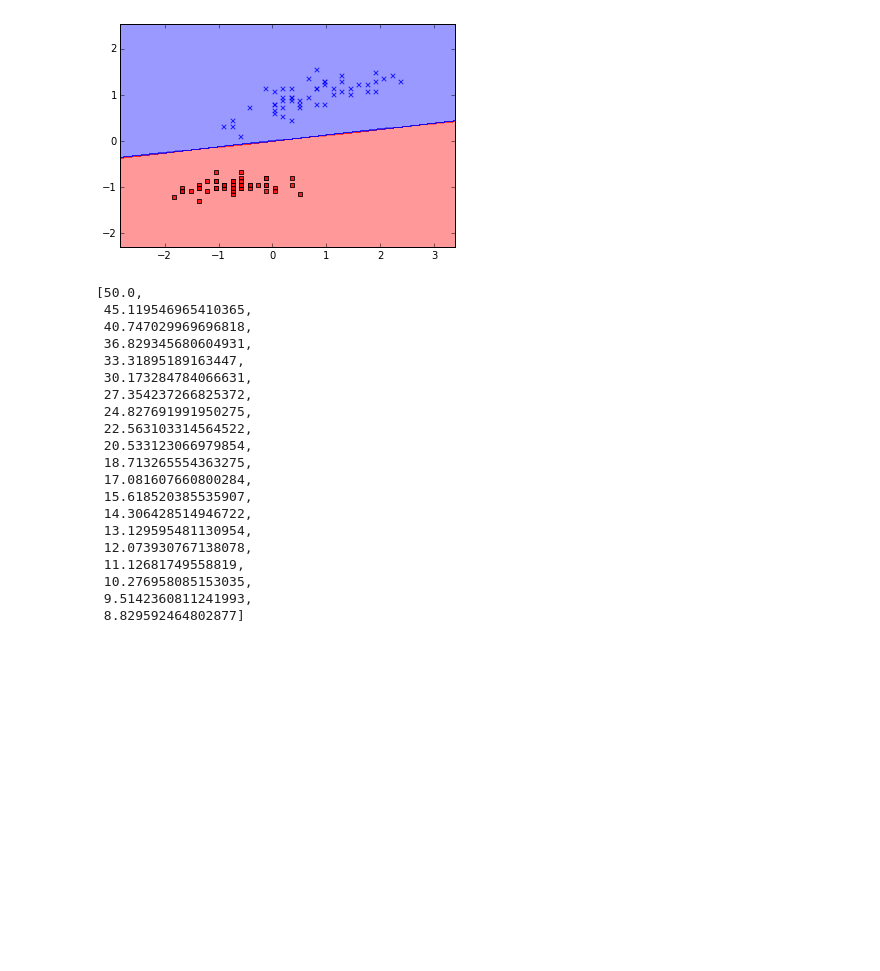
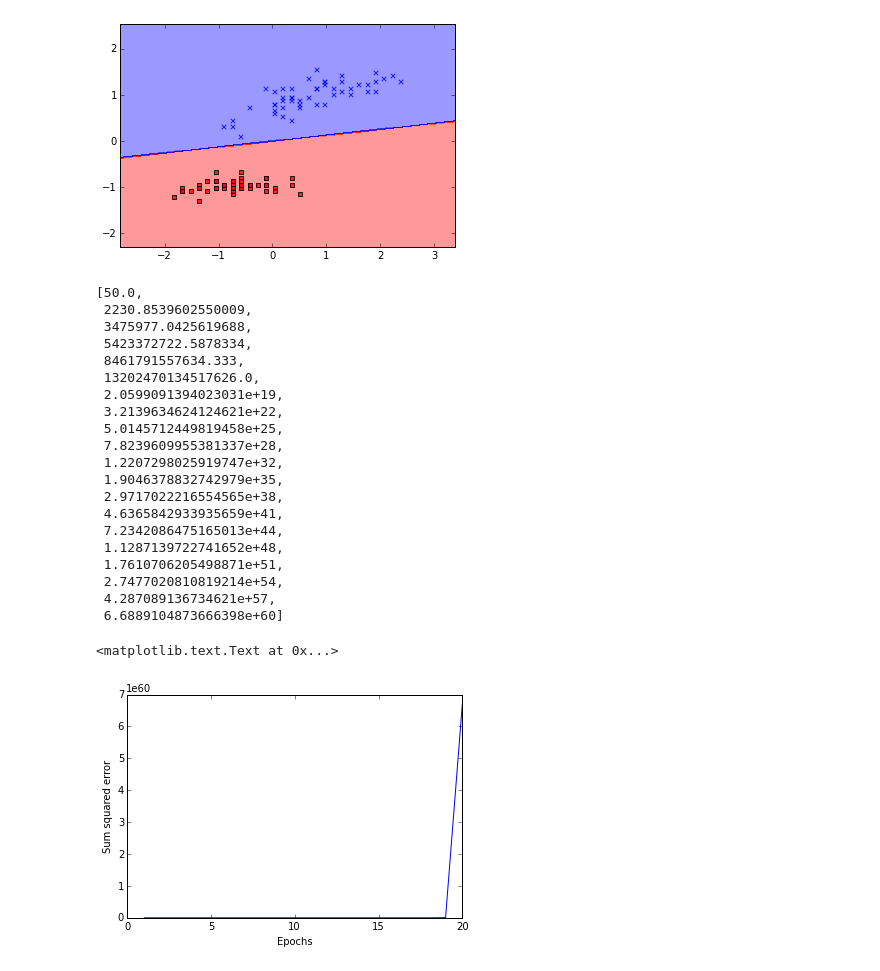
Before and after one commit to mikeplavsky/ml_test, a Jupyter notebook: adaline.ipynb, the cells around one changed output. Drawn from its saved outputs; the diff is of its cells as text; code cells hidden in the pictures; blank space fills up the shorter version.

```diff
--- a/adaline.ipynb
+++ b/adaline.ipynb
@@ -76,29 +114,39 @@ imp.reload(adaline)
 from adaline import AdalineGD
 
 ppn = AdalineGD(
-    eta=0.000489,
+    eta=0.01,
     n_iter=20)
 
 ppn.fit(X,y)
 ppn.cost_
 # %% [output]
 [50.0,
- 45.119546965410365,
- 40.747029969696818,
- 36.829345680604931,
- 33.31895189163447,
- 30.173284784066631,
- 27.354237266825372,
- 24.827691991950275,
- 22.563103314564522,
- 20.533123066979854,
- 18.713265554363275,
- 17.081607660800284,
- 15.618520385535907,
- 14.306428514946722,
- 13.129595481130954,
- 12.073930767138078,
- 11.12681749558819,
- 10.276958085153035,
- 9.5142360811241993,
- 8.829592464802877]
+ 2230.8539602550009,
+ 3475977.0425619688,
+ 5423372722.5878334,
+ 8461791557634.333,
+ 13202470134517626.0,
+ 2.0599091394023031e+19,
+ 3.2139634624124621e+22,
+ 5.0145712449819458e+25,
+ 7.8239609955381337e+28,
+ 1.2207298025919747e+32,
+ 1.9046378832742979e+35,
+ 2.9717022216554565e+38,
+ 4.6365842933935659e+41,
+ 7.2342086475165013e+44,
+ 1.1287139722741652e+48,
+ 1.7610706205498871e+51,
+ 2.7477020810819214e+54,
+ 4.287089136734621e+57,
+ 6.6889104873666398e+60]
+# %%
+plt.plot(
+    range(1,len(ppn.cost_) + 1),
+    ppn.cost_)
+
+plt.xlabel("Epochs")
+plt.ylabel("Sum squared error")
+# %% [output]
+<matplotlib.text.Text at 0x...>
+[figure, added]
```
Also changed, not shown: parts of 5 cells of this notebook, 12 other files.
